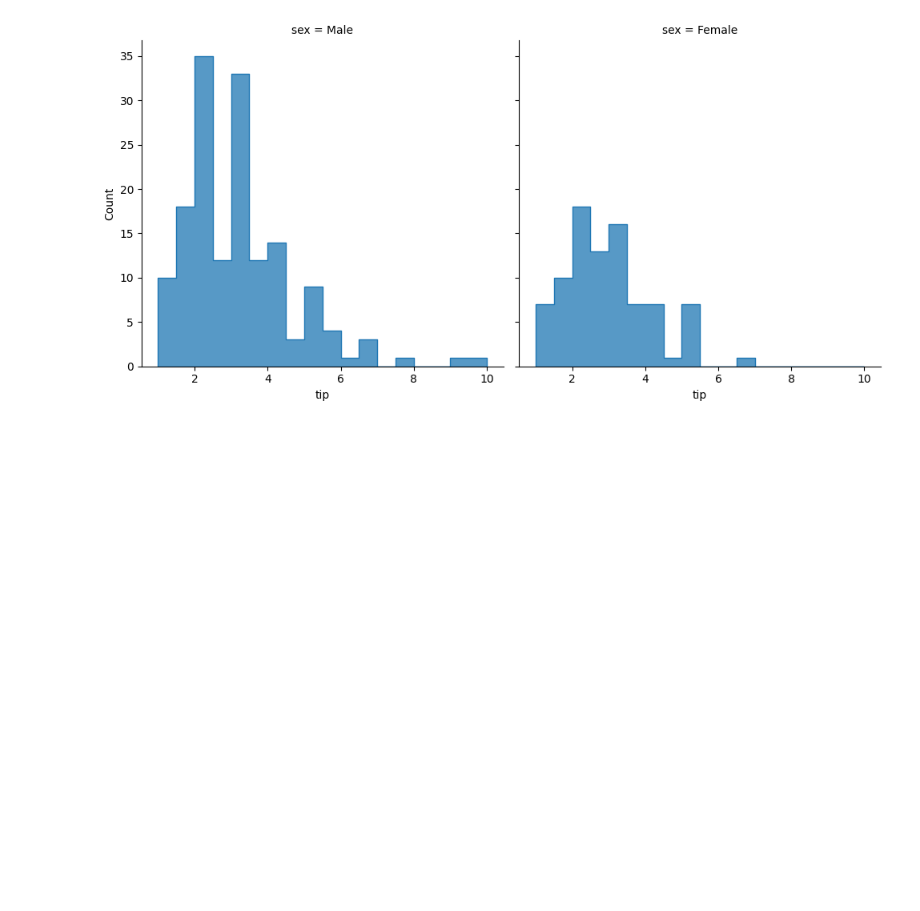
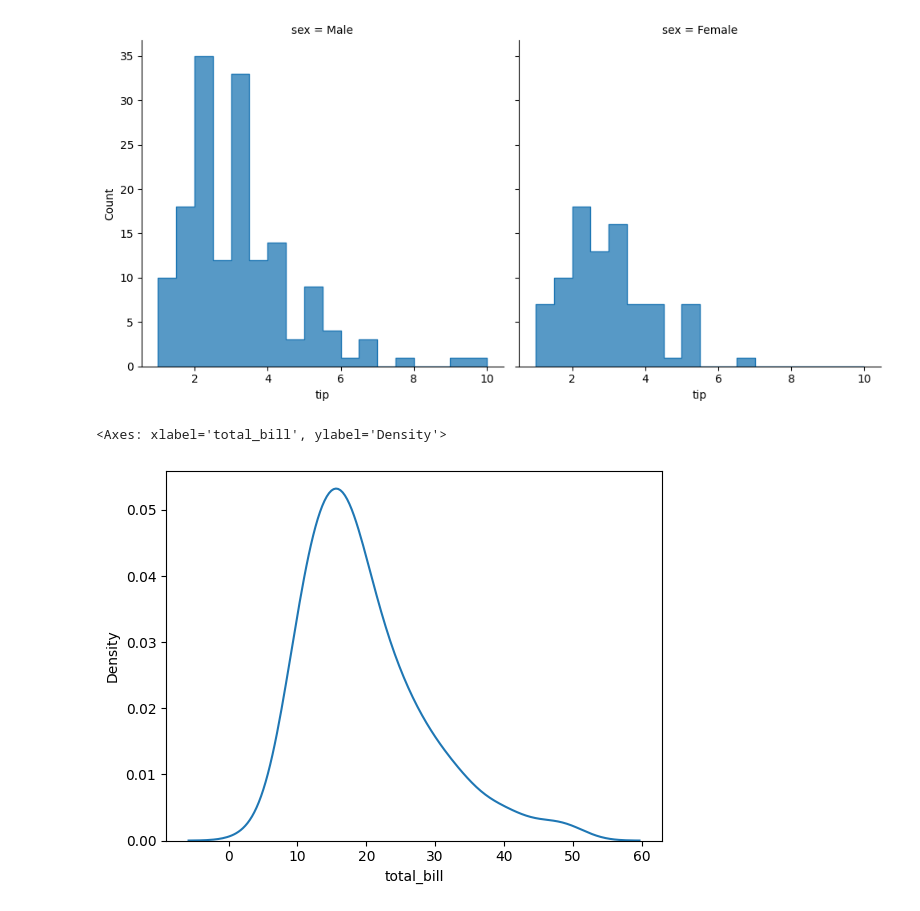
Before and after one commit to simran-aug15/Seaborn, a Jupyter notebook: distribution_plot.ipynb, the cells around one changed output. Drawn from its saved outputs; the diff is of its cells as text; code cells hidden in the pictures; blank space fills up the shorter version.

```diff
--- a/distribution_plot.ipynb
+++ b/distribution_plot.ipynb
@@ -82,3 +82,10 @@ sns.displot(data=tip,x='tip',kind='hist',col='sex',element='step')
 # %% [output]
 <seaborn.axisgrid.FacetGrid at 0x...>
 [figure]
+# %%
+# kdeplot : Rather than using discrete bins,a KDE plot smooths the observations with a Gaussian kernal,producing a continous density estimate
+# axes level function
+sns.kdeplot(data=tip,x='total_bill')
+# %% [output]
+<Axes: xlabel='total_bill', ylabel='Density'>
+[figure, added]
```
